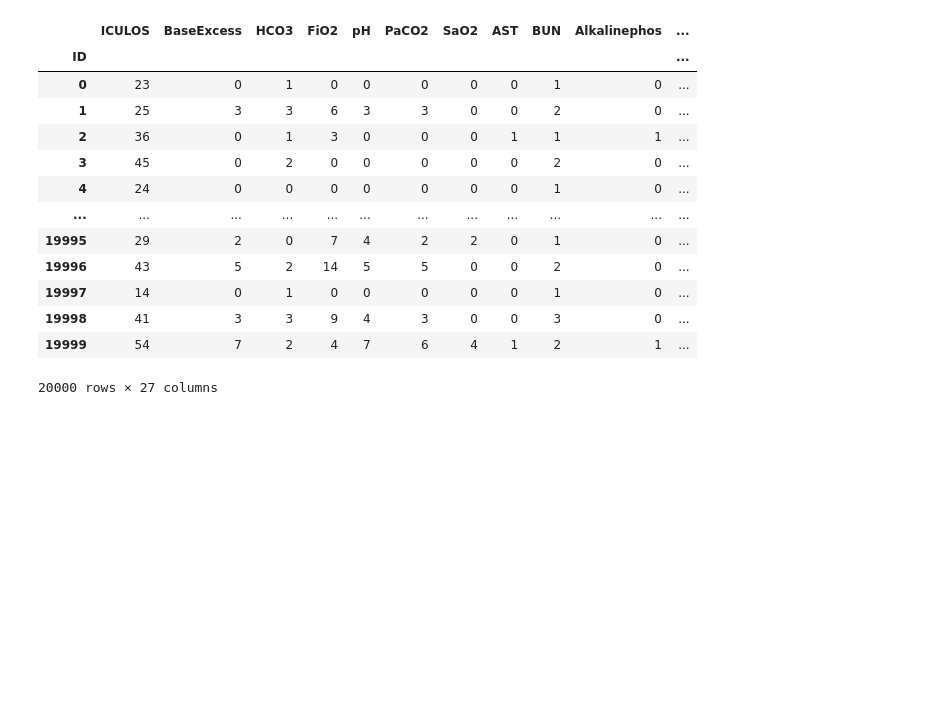
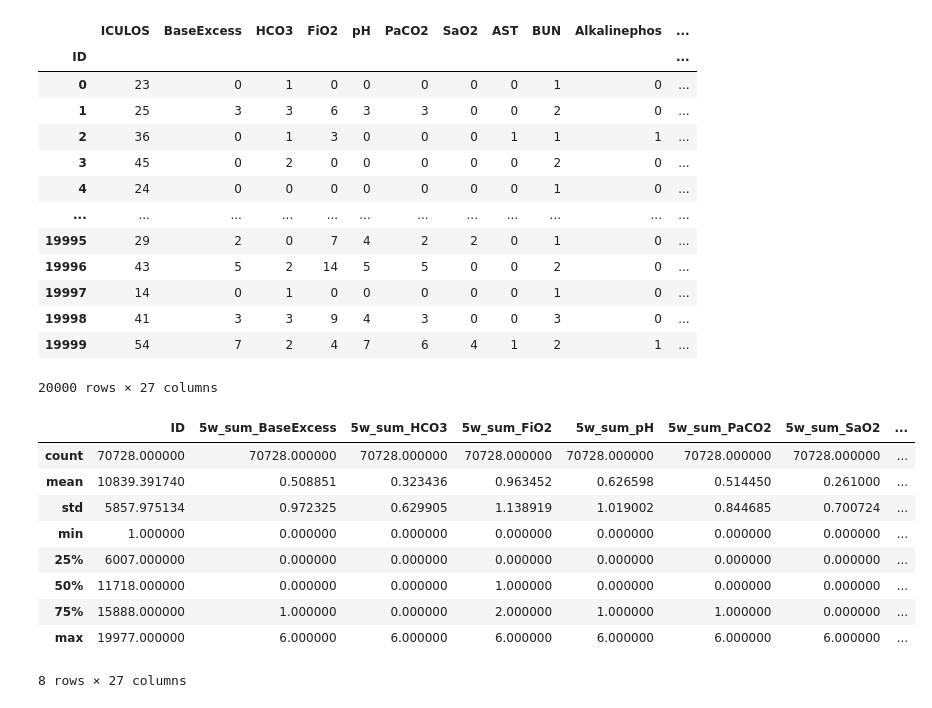
Before and after one commit to AtarCohen/Early-Prediction_of_Sepsis, a Jupyter notebook: PreProcess.ipynb, the cells around one changed output. Cells and saved outputs as stored; diff of their text form; code cells hidden in the pictures; blank space fills up the shorter version.

```diff
--- a/PreProcess.ipynb
+++ b/PreProcess.ipynb
@@ -100,0 +118,13 @@ df[['ID','ICULOS']+lab_attr].groupby(by='ID').count()
+# %%
+df_with_roll[df_with_roll['Label']==1][list(roll.columns)].describe()
+# %% [output]
+|  | ID | 5w_sum_BaseExcess | 5w_sum_HCO3 | 5w_sum_FiO2 | 5w_sum_pH | 5w_sum_PaCO2 | 5w_sum_SaO2 | ... |
+| count | 70728.000000 | 70728.000000 | 70728.000000 | 70728.000000 | 70728.000000 | 70728.000000 | 70728.000000 | ... |
+| mean | 10839.391740 | 0.508851 | 0.323436 | 0.963452 | 0.626598 | 0.514450 | 0.261000 | ... |
+| std | 5857.975134 | 0.972325 | 0.629905 | 1.138919 | 1.019002 | 0.844685 | 0.700724 | ... |
+| min | 1.000000 | 0.000000 | 0.000000 | 0.000000 | 0.000000 | 0.000000 | 0.000000 | ... |
+| 25% | 6007.000000 | 0.000000 | 0.000000 | 0.000000 | 0.000000 | 0.000000 | 0.000000 | ... |
+| 50% | 11718.000000 | 0.000000 | 0.000000 | 1.000000 | 0.000000 | 0.000000 | 0.000000 | ... |
+| 75% | 15888.000000 | 1.000000 | 0.000000 | 2.000000 | 1.000000 | 1.000000 | 0.000000 | ... |
+| max | 19977.000000 | 6.000000 | 6.000000 | 6.000000 | 6.000000 | 6.000000 | 6.000000 | ... |
+8 rows × 27 columns
```
Also changed, not shown: parts of 12 cells of this notebook, 1 other file.
